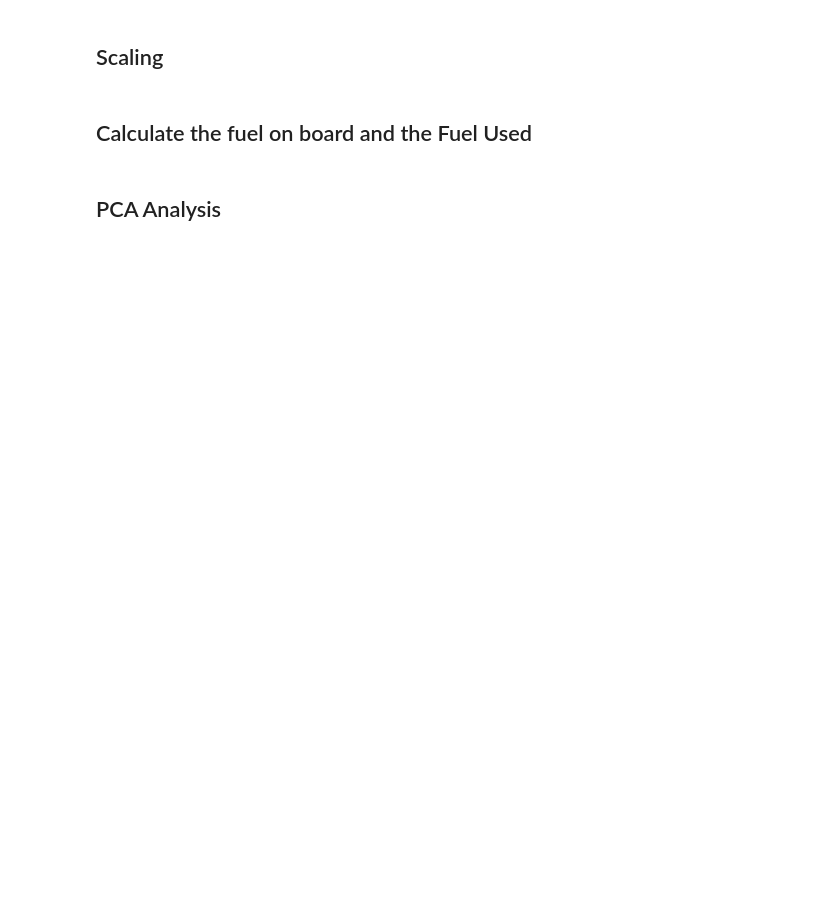
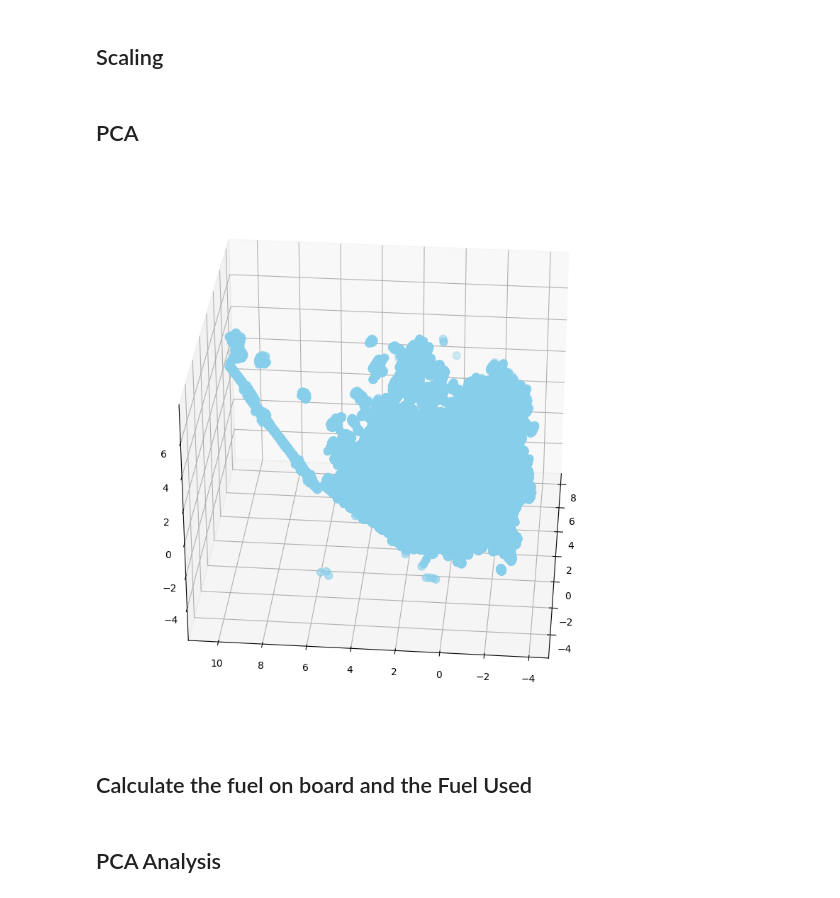
Before and after one commit to moritzzoepffel/capstone.airbus, a Jupyter notebook: notebook.ipynb, the cells around one changed output. Cells and saved outputs as stored; diff of their text form; code cells hidden in the pictures; blank space fills up the shorter version.

```diff
--- a/notebook.ipynb
+++ b/notebook.ipynb
@@ -357,0 +362,10 @@ plot_flight(datasets_without_reset_engines[5], min_flight_length=200, max_graphs
+# %%
+# Define functions to drop so that all datasets have the same columns
+columns_to_drop = [column for column in datasets_without_reset_engines[0].columns if column not in datasets_without_reset_engines[2].columns]
+
+datasets_without_reset_engines[0].drop(columns_to_drop, axis=1, inplace=True)
+# %%
+# shape of datasets
+for i, dataset in enumerate(datasets_without_reset_engines):
+    print(f'Dataset {i} shape: {dataset.shape}')
+    print(f'Dataset {i} unique flights: {dataset["FLIGHT"].nunique()}')
@@ -361,0 +439,24 @@ datasets_without_reset_engines[3]
+# %% [markdown]
+## PCA
+# %%
+scaled_data = pd.read_csv('data/scaled_dataset.csv')
+# %%
+num_components = 15
+
+# Create a PCA instance
+pca = PCA(n_components=num_components)
+
+# Fit PCA on scaled_data
+pca.fit(scaled_data)
+
+# access values and vectors
+print(pca.components_)
+print(pca.explained_variance_)
+print(pca.explained_variance_ratio_)
+print(pca.explained_variance_ratio_.cumsum())
+
+# transform data
+pca_data = pca.transform(scaled_data)
+
+# convert pca_data to dataframe
+pca_dataset = pd.DataFrame(pca_data, columns=[f'PC{i}' for i in range(1, num_components+1)])
@@ -362,3 +473,17 @@ datasets_without_reset_engines[3]
+# %%
+# 3d plot of first 3 principal components that is interactive
+from mpl_toolkits.mplot3d import Axes3D
+import matplotlib.pyplot as plt
+import numpy as np
+
+fig = plt.figure(figsize=(10, 10))
+ax = fig.add_subplot(111, projection='3d')
+
+ax.scatter(pca_dataset['PC1'], pca_dataset['PC2'], pca_dataset['PC3'], c='skyblue', s=60)
+ax.view_init(30, 185)
+plt.show()
+# %% [output]
+[figure, added]
 # %%
 # in df_test plot TOTAL_FUEL_USED for each flight
 for flight in df_test['FLIGHT'].unique():
```
Also changed, not shown: parts of 17 cells of this notebook.
